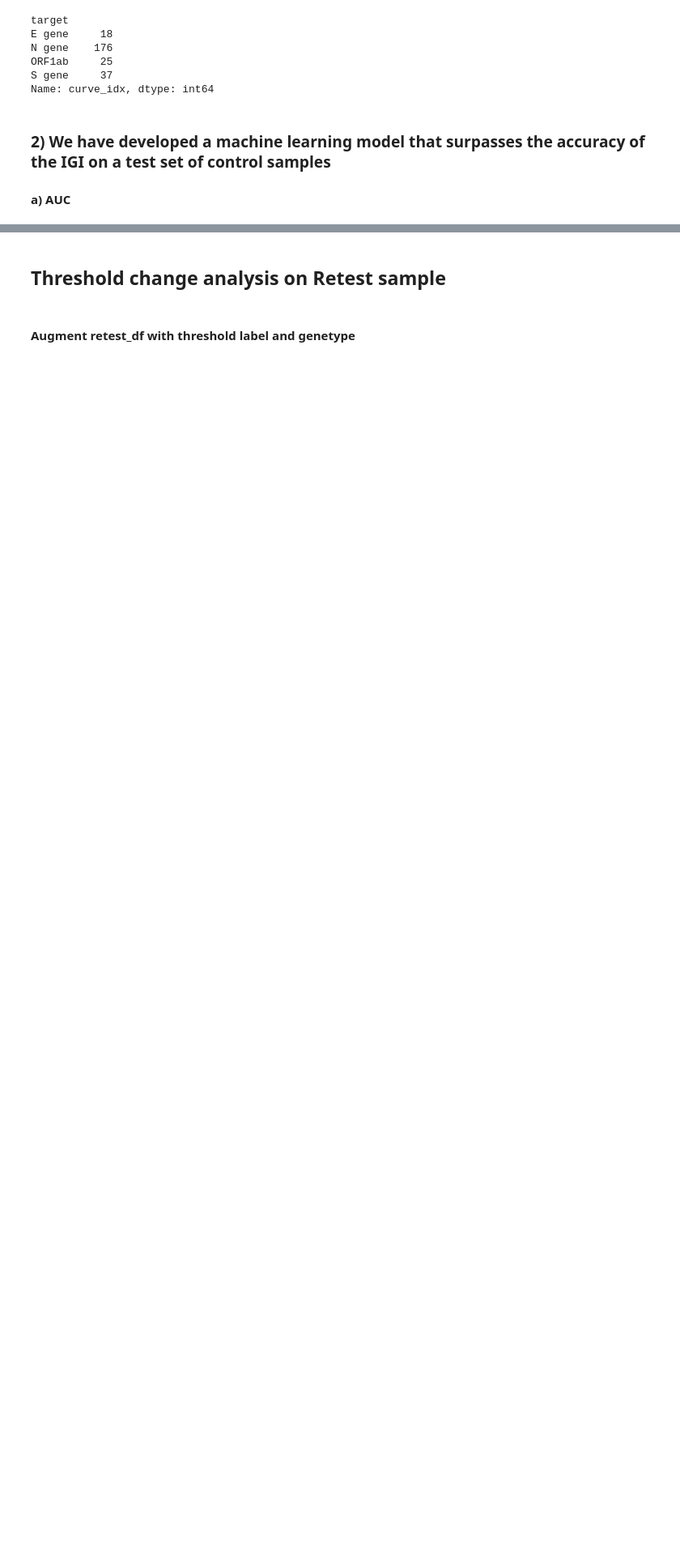
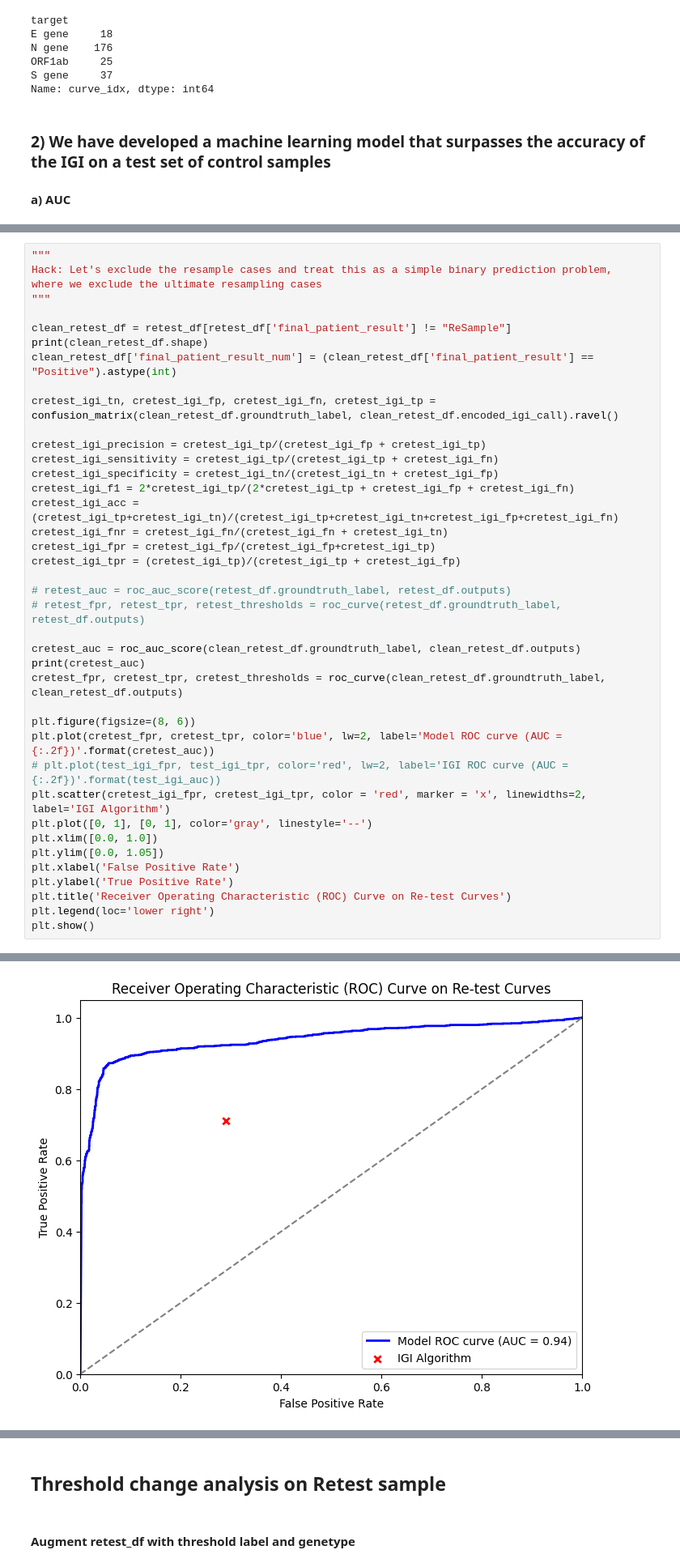
Before and after one commit to hhhvu/PCR_simulation, a Jupyter notebook: evaluation/storyline_AS.ipynb, the cells around one changed output, grey strips where cells are left out. Shown at 81% size. Drawn from its saved outputs; the diff is of its cells as text; blank space fills up the shorter version.

```diff
--- a/evaluation/storyline_AS.ipynb
+++ b/evaluation/storyline_AS.ipynb
@@ -390,0 +411,41 @@ plt.show()
+# %%
+"""
+Hack: Let's exclude the resample cases and treat this as a simple binary prediction problem,
+where we exclude the ultimate resampling cases
+"""
+
+clean_retest_df = retest_df[retest_df['final_patient_result'] != "ReSample"]
+print(clean_retest_df.shape)
+clean_retest_df['final_patient_result_num'] = (clean_retest_df['final_patient_result'] == "Positive").astype(int)
+
+cretest_igi_tn, cretest_igi_fp, cretest_igi_fn, cretest_igi_tp = confusion_matrix(clean_retest_df.groundtruth_label, clean_retest_df.encoded_igi_call).ravel()
+
+cretest_igi_precision = cretest_igi_tp/(cretest_igi_fp + cretest_igi_tp)
+cretest_igi_sensitivity = cretest_igi_tp/(cretest_igi_tp + cretest_igi_fn)
+cretest_igi_specificity = cretest_igi_tn/(cretest_igi_tn + cretest_igi_fp)
+cretest_igi_f1 = 2*cretest_igi_tp/(2*cretest_igi_tp + cretest_igi_fp + cretest_igi_fn)
+cretest_igi_acc = (cretest_igi_tp+cretest_igi_tn)/(cretest_igi_tp+cretest_igi_tn+cretest_igi_fp+cretest_igi_fn)
+cretest_igi_fnr = cretest_igi_fn/(cretest_igi_fn + cretest_igi_tn)
+cretest_igi_fpr = cretest_igi_fp/(cretest_igi_fp+cretest_igi_tp)
+cretest_igi_tpr = (cretest_igi_tp)/(cretest_igi_tp + cretest_igi_fp)
+
+# retest_auc = roc_auc_score(retest_df.groundtruth_label, retest_df.outputs)
+# retest_fpr, retest_tpr, retest_thresholds = roc_curve(retest_df.groundtruth_label, retest_df.outputs)
+
+cretest_auc = roc_auc_score(clean_retest_df.groundtruth_label, clean_retest_df.outputs)
+print(cretest_auc)
+cretest_fpr, cretest_tpr, cretest_thresholds = roc_curve(clean_retest_df.groundtruth_label, clean_retest_df.outputs)
+
+plt.figure(figsize=(8, 6))
+plt.plot(cretest_fpr, cretest_tpr, color='blue', lw=2, label='Model ROC curve (AUC = {:.2f})'.format(cretest_auc))
+# plt.plot(test_igi_fpr, test_igi_tpr, color='red', lw=2, label='IGI ROC curve (AUC = {:.2f})'.format(test_igi_auc))
+plt.scatter(cretest_igi_fpr, cretest_igi_tpr, color = 'red', marker = 'x', linewidths=2, label='IGI Algorithm')
+plt.plot([0, 1], [0, 1], color='gray', linestyle='--')
+plt.xlim([0.0, 1.0])
+plt.ylim([0.0, 1.05])
+plt.xlabel('False Positive Rate')
+plt.ylabel('True Positive Rate')
+plt.title('Receiver Operating Characteristic (ROC) Curve on Re-test Curves')
+plt.legend(loc='lower right')
+plt.show()
+# %% [output]
@@ -390,0 +459 @@ plt.show()
+[figure, added]
```
Also changed, not shown: parts of 16 cells of this notebook.
